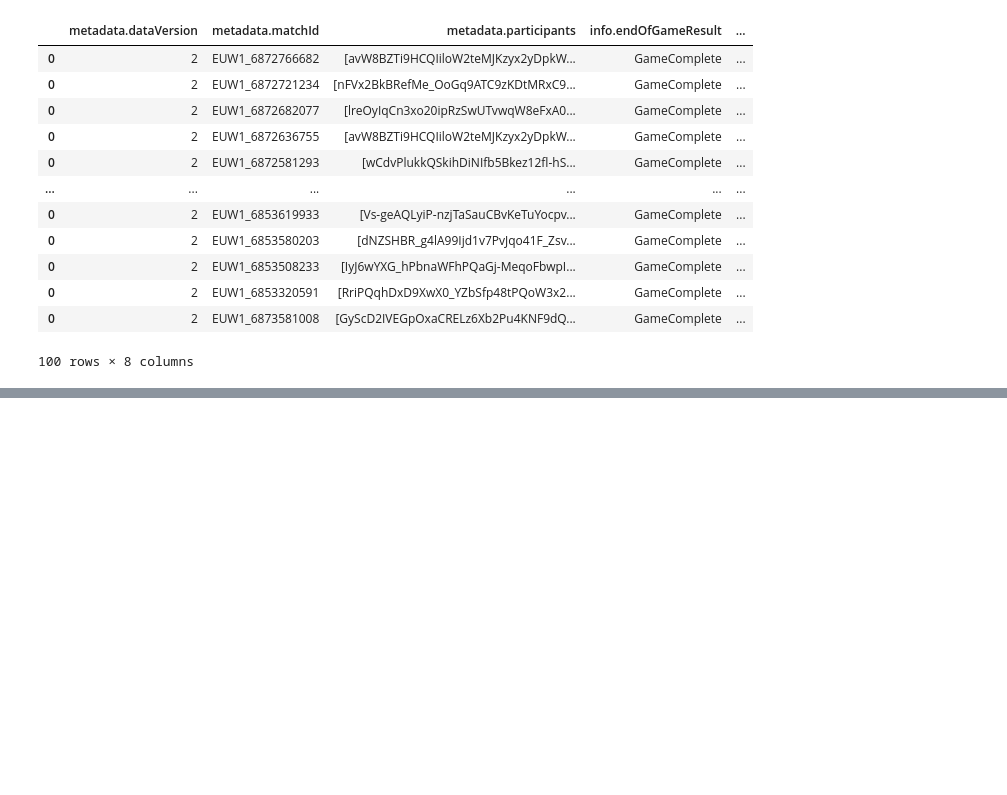
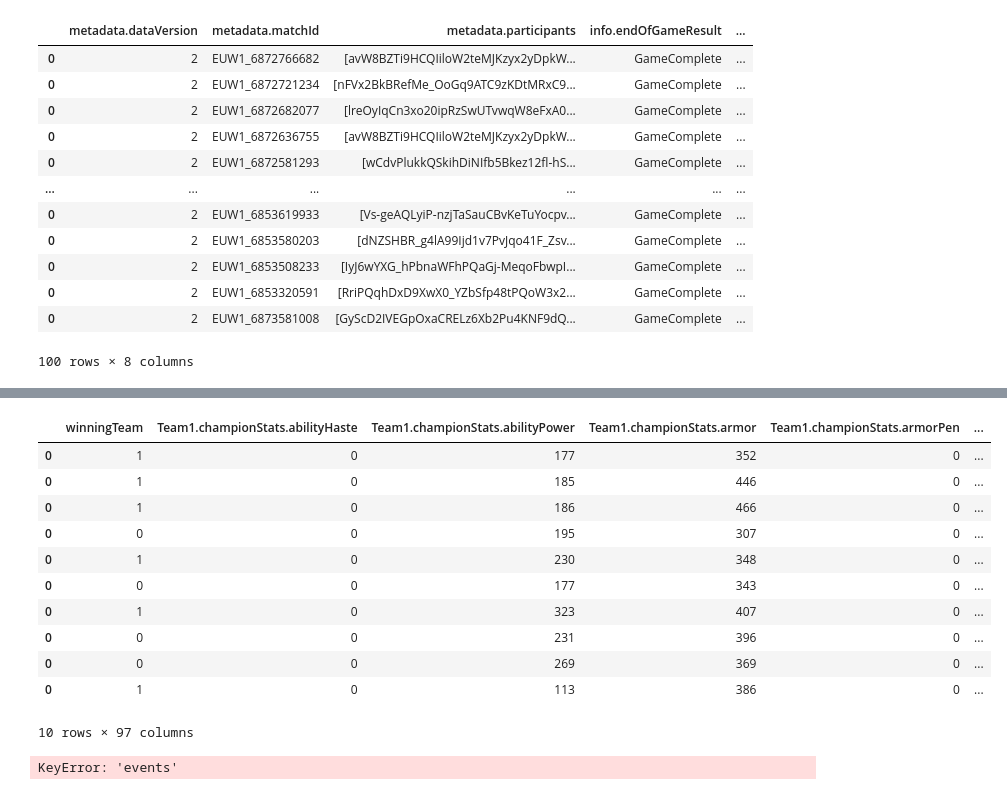
Before and after one commit to Slylio/projetLol, a Jupyter notebook: api_process.ipynb, the cells around one changed output, grey strips where cells are left out. Cells and saved outputs as stored; diff of their text form; code cells hidden in the pictures; blank space fills up the shorter version.

```diff
--- a/api_process.ipynb
+++ b/api_process.ipynb
@@ -295,0 +359,37 @@ df_matchs_info1[:1000].to_csv('matchs_info1-light.csv', index=False)
+# %%
+dataset = pd.DataFrame()
+for i in range(len(matchs_info_df_index)):
+    end = pd.DataFrame(pd.json_normalize(pd.DataFrame(matchs_info_df_index["info.frames"][i])["events"][len(pd.DataFrame(matchs_info_df_index["info.frames"][i])["events"])-1]).iloc[len(pd.json_normalize(pd.DataFrame(matchs_info_df_index["info.frames"][i])["events"][len(pd.DataFrame(matchs_info_df_index["info.frames"][i])["events"])-1]))-1]).transpose()
+    #to do assert
+    end["winningTeam"] = int((end["winningTeam"]-100)/100)
+    end = pd.DataFrame(end.reset_index()["winningTeam"])
+
+    match_data_stats = pd.json_normalize(pd.DataFrame(matchs_info_df_index["info.frames"][i])["participantFrames"])
+    for j in range(11):
+        match_data_stats.columns = match_data_stats.columns.str.removeprefix(str(j) + ".")
+    team1_stats = match_data_stats.iloc[:, 1:240]
+    team2_stats = match_data_stats.iloc[:, 240:]
+    team1_stats = team1_stats.groupby(team1_stats.columns, axis=1).sum()
+    team1_stats = team1_stats.add_prefix("Team1.")
+    team2_stats = team2_stats.groupby(team2_stats.columns, axis=1).sum()
+    team2_stats = team2_stats.add_prefix("Team2.")
+    match_data_stats_teams = pd.concat([team1_stats, team2_stats], axis=1)
+    match_data_stats_teams
+    match_data_stats_teams_15 = match_data_stats_teams.loc[15]
+    match_data_stats_teams_15= pd.DataFrame(match_data_stats_teams_15).transpose().reset_index().drop(["index"], axis=1)
+    pd.concat([end, match_data_stats_teams_15], axis=1)
+    dataset = pd.concat([dataset, pd.concat([end, match_data_stats_teams_15], axis=1)], axis = 0)
+dataset
+# %% [output]
+|  | winningTeam | Team1.championStats.abilityHaste | Team1.championStats.abilityPower | Team1.championStats.armor | Team1.championStats.armorPen | ... |
+| 0 | 1 | 0 | 177 | 352 | 0 | ... |
+| 0 | 1 | 0 | 185 | 446 | 0 | ... |
+| 0 | 1 | 0 | 186 | 466 | 0 | ... |
+| 0 | 0 | 0 | 195 | 307 | 0 | ... |
+| 0 | 1 | 0 | 230 | 348 | 0 | ... |
+| 0 | 0 | 0 | 177 | 343 | 0 | ... |
+| 0 | 1 | 0 | 323 | 407 | 0 | ... |
+| 0 | 0 | 0 | 231 | 396 | 0 | ... |
+| 0 | 0 | 0 | 269 | 369 | 0 | ... |
+| 0 | 1 | 0 | 113 | 386 | 0 | ... |
+10 rows × 97 columns
@@ -296,8 +398,11 @@ df_matchs_info1[:1000].to_csv('matchs_info1-light.csv', index=False)
 # %%
-end =pd.DataFrame(pd.json_normalize(pd.json_normalize(resp.json()['info']['frames'])["events"][len(pd.DataFrame(pd.json_normalize(pd.json_normalize(resp.json()['info']['frames'])["events"])))-1])).tail(1)[["type", "winningTeam"]]
+end = pd.DataFrame(pd.json_normalize(pd.DataFrame(matchs_info_df_index["info.frames"][0])["events"][len(pd.DataFrame(matchs_info_df_index["info.frames"][0])["events"])-1]).iloc[len(pd.json_normalize(pd.DataFrame(matchs_info_df_index["info.frames"][0])["events"][len(pd.DataFrame(matchs_info_df_index["info.frames"][0])["events"])-1]))-1]).transpose()
 #to do assert
 end["winningTeam"] = int((end["winningTeam"]-100)/100)
 end = pd.DataFrame(end.reset_index()["winningTeam"])
+end
+
+
 match_data_info_frames = pd.json_normalize(resp.json()['info']['frames'])
 match_data_event= match_data_info_frames["events"]
 match_data_stats = match_data_info_frames.drop(["events"], axis=1)
@@ -324,3 +429,5 @@ match_data_stats_teams_15 = pd.DataFrame(match_data_stats_teams.loc[15]).transpo
 pd.concat([match_data_stats_teams_15, end], axis=0)
 
 #if len(match_data_stats_teams) < 16: vire
+# %% [output]
+KeyError: 'events'
```
Also changed, not shown: parts of 13 cells of this notebook, 1 other file.
